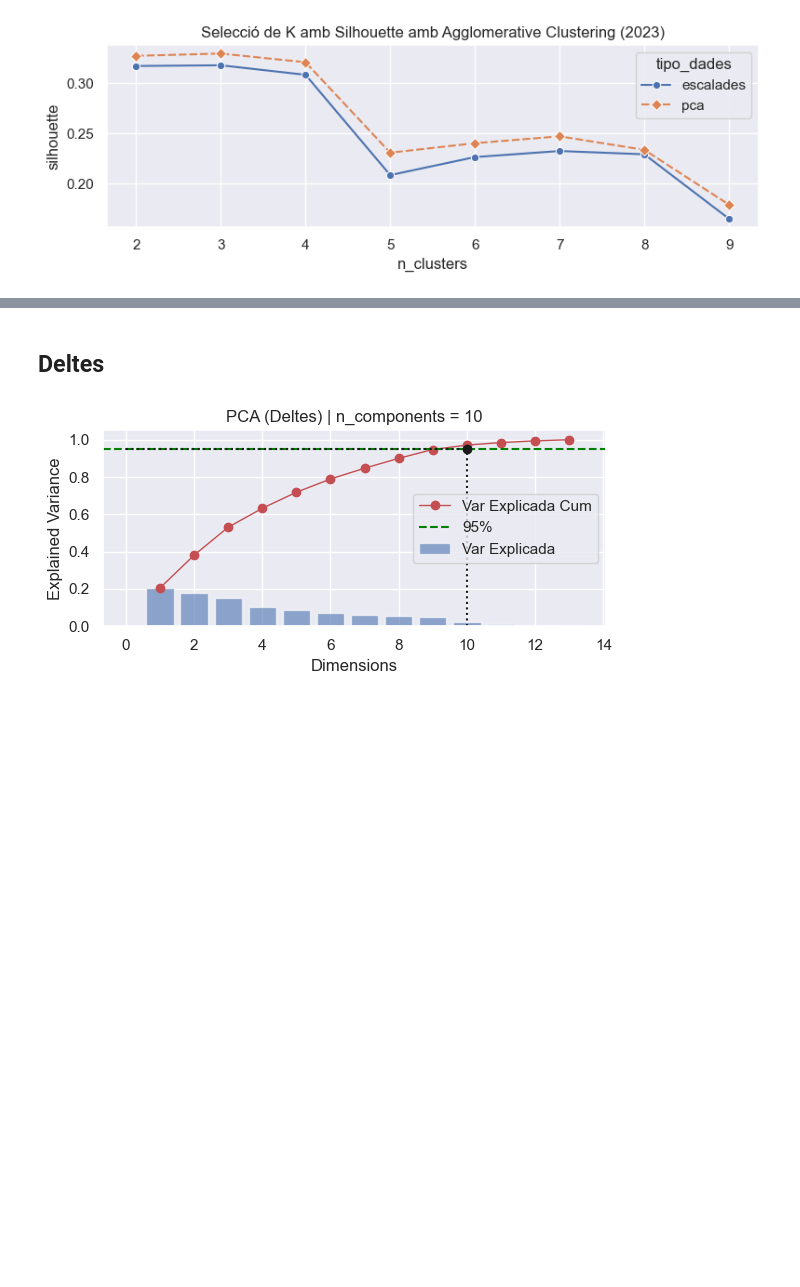
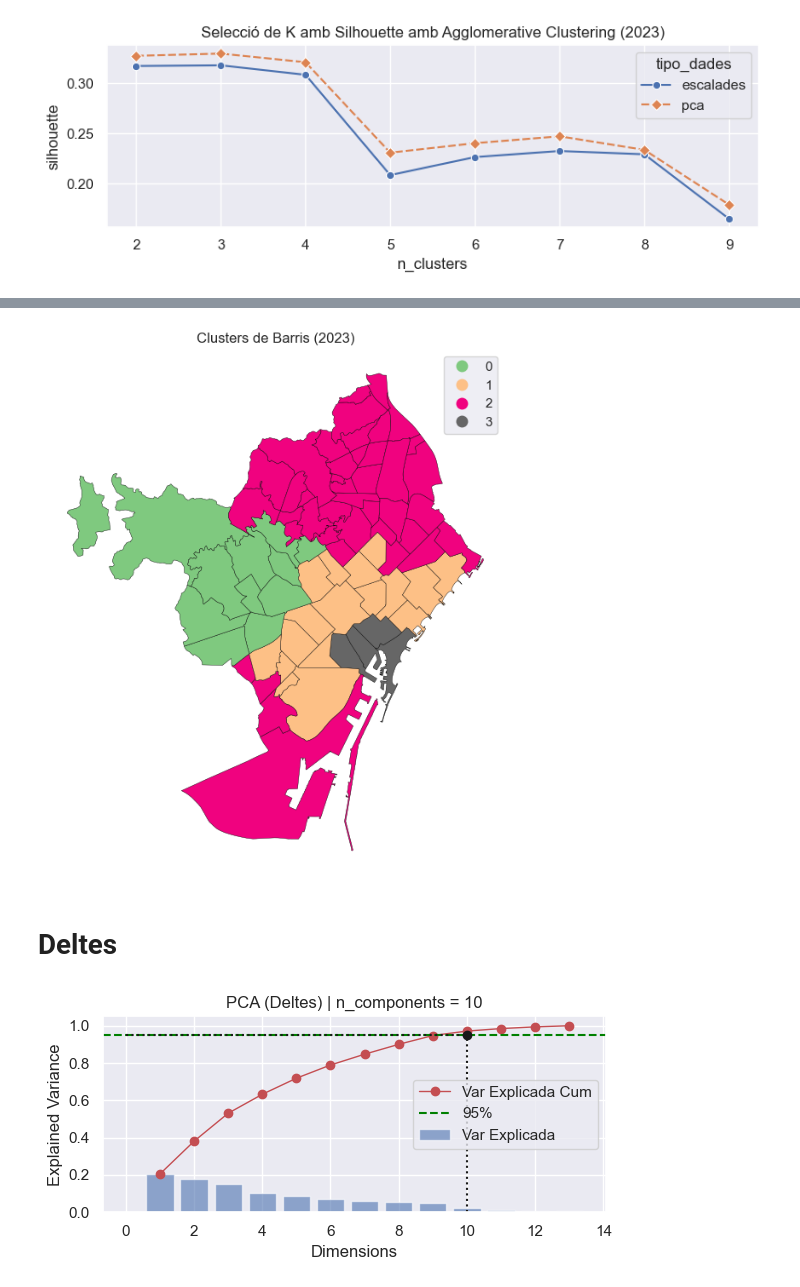
Before and after one commit to joseprau/tfm_gentrificacio_bcn, a Jupyter notebook: notebooks/modelling.ipynb, the cells around one changed output, grey strips where cells are left out. Cells and saved outputs as stored; diff of their text form; code cells hidden in the pictures; blank space fills up the shorter version.

Commit message:
clusters 23 analisis

```diff
--- a/notebooks/modelling.ipynb
+++ b/notebooks/modelling.ipynb
@@ -443,7 +462,7 @@ grafic_var_explicada(pca_23, 0.95, "PCA (2023)", "variança_explicada_23.png")
 - Per al dataset de 2023 el nombre de dimensions necessari per explicar el 95% de la variança són 8
 # %%
 # apliquem pca amb el n_components obtingut anteriorment
-n_components_23 = 8
+n_components_23 = np.argmax(np.cumsum(pca_23.explained_variance_ratio_) > 0.95) + 1
 
 pca_23_fixed = PCA(n_components= n_components_23, random_state= 42)
 X_pca_23_fixed = pca_23_fixed.fit_transform(X_23_scaled)
@@ -550,0 +580,10 @@ plot_seleccio_agg(agg_resultats_23_df, "2023", "seleccio_k_2023_agg.png")
+# %%
+# Apliquem kmeans
+k_23 = 4
+kmeans_23_final = KMeans(n_clusters= k_23, random_state= 42, n_init = 20)
+kmeans_23_final_labels = kmeans_23_final.fit_predict(X_pca_23_fixed)
+
+# Obtenim codi de barri i cluster
+clustered_23 = df_2023[["codi_barri"]].copy()
+clustered_23['cluster'] = kmeans_23_final_labels
+clustered_23.head()
@@ -550,0 +654,4 @@ plot_seleccio_agg(agg_resultats_23_df, "2023", "seleccio_k_2023_agg.png")
+# %%
+plot_clusters(clustered_23, "Clusters de Barris (2023)", "clusters_23 .png")
+# %% [output]
+[figure, added]
@@ -551,5 +660,5 @@ plot_seleccio_agg(agg_resultats_23_df, "2023", "seleccio_k_2023_agg.png")
 # %% [markdown]
-## Deltes
+# Deltes
 # %%
 pca_deltes = PCA(random_state= 42)
 pca_embedding = pca_deltes.fit_transform(X_deltes_scaled)
```
Also changed, not shown: parts of 13 cells of this notebook, 2 other files.
